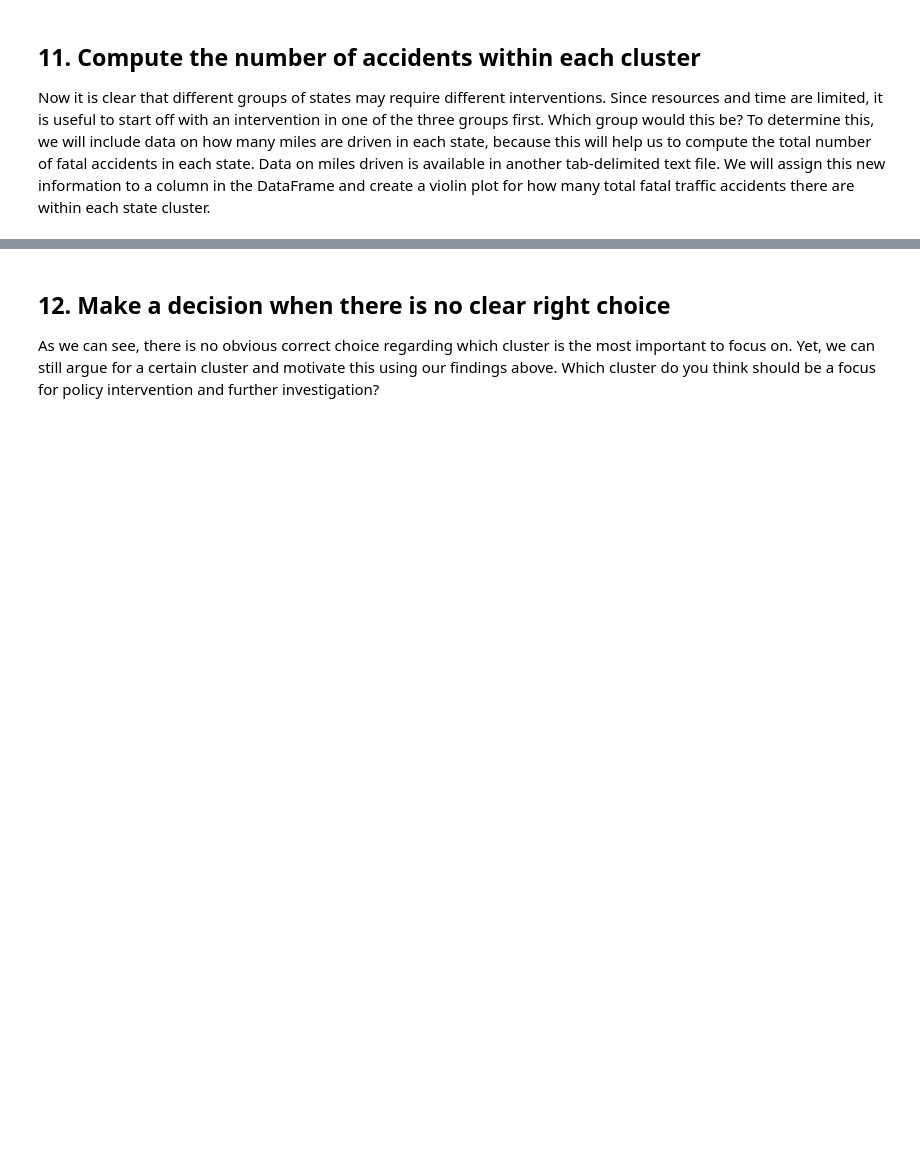
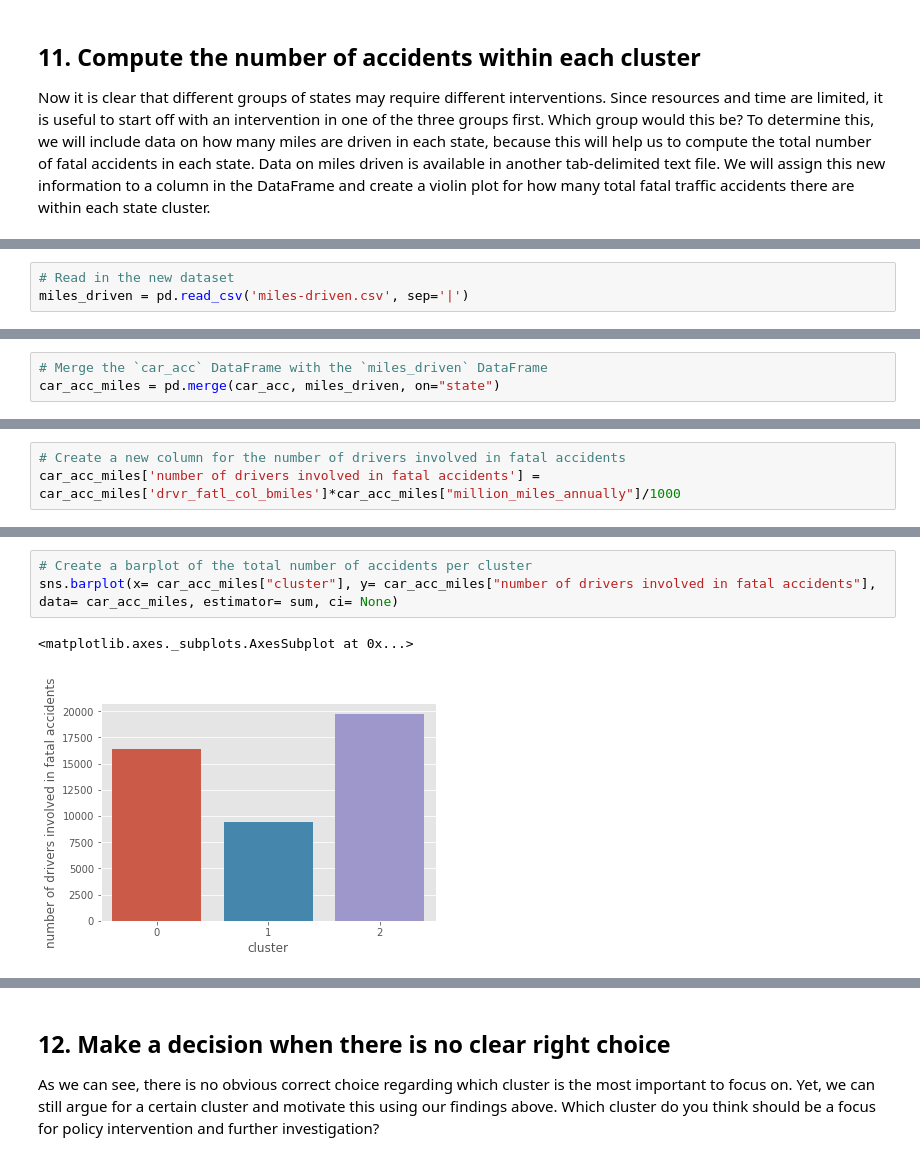
Before and after one commit to nalol831123/ASHRAE---Great-Energy-Predictor-III, a Jupyter notebook: FinalProject.ipynb, the cells around one changed output, grey strips where cells are left out. Saved outputs shown, nothing was run; the diff lists cells and outputs as text; blank space fills up the shorter version.

```diff
--- a/FinalProject.ipynb
+++ b/FinalProject.ipynb
@@ -367,0 +401,3 @@ count_mean_sum
+# %%
+# Read in the new dataset
+miles_driven = pd.read_csv('miles-driven.csv', sep='|')
@@ -367,0 +424,3 @@ count_mean_sum
+# %%
+# Merge the `car_acc` DataFrame with the `miles_driven` DataFrame
+car_acc_miles = pd.merge(car_acc, miles_driven, on="state")
@@ -367,0 +447,3 @@ count_mean_sum
+# %%
+# Create a new column for the number of drivers involved in fatal accidents
+car_acc_miles['number of drivers involved in fatal accidents'] = car_acc_miles['drvr_fatl_col_bmiles']*car_acc_miles["million_miles_annually"]/1000
@@ -367,0 +470,6 @@ count_mean_sum
+# %%
+# Create a barplot of the total number of accidents per cluster
+sns.barplot(x= car_acc_miles["cluster"], y= car_acc_miles["number of drivers involved in fatal accidents"], data= car_acc_miles, estimator= sum, ci= None)
+# %% [output]
+<matplotlib.axes._subplots.AxesSubplot at 0x...>
+[figure, added]
```
Also changed, not shown: parts of 11 cells of this notebook.
